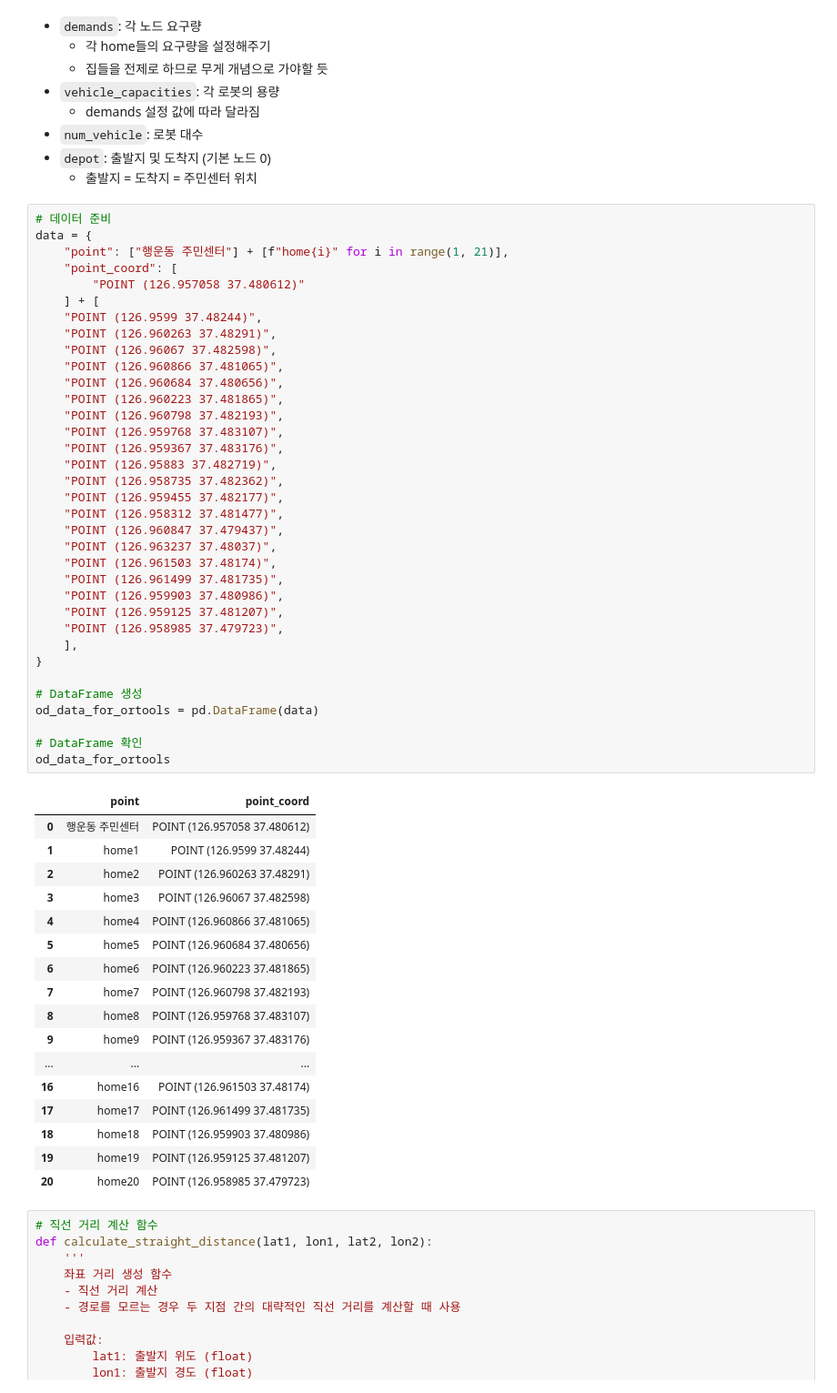
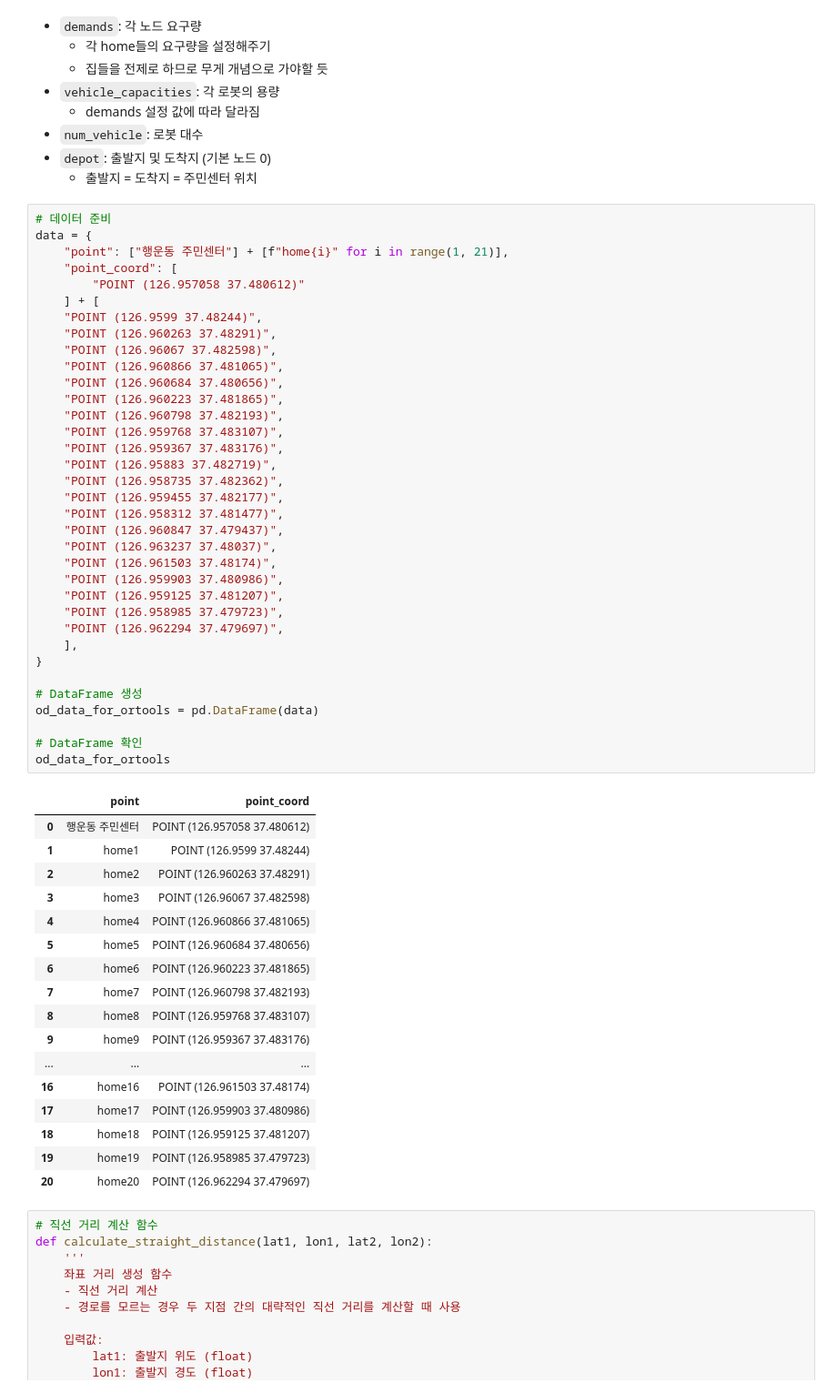
Before and after one commit to doyeonRyu/P-project, a Jupyter notebook: dongTohome.ipynb, the cells around one changed output. Shown: that part at 91% size. Saved outputs shown, nothing was run; the diff lists cells and outputs as text.

```diff
--- a/dongTohome.ipynb
+++ b/dongTohome.ipynb
@@ -810,38 +862,38 @@ data = {
     "POINT (126.959455 37.482177)",
     "POINT (126.958312 37.481477)",
     "POINT (126.960847 37.479437)",
     "POINT (126.963237 37.48037)",
     "POINT (126.961503 37.48174)",
-    "POINT (126.961499 37.481735)",
     "POINT (126.959903 37.480986)",
     "POINT (126.959125 37.481207)",
     "POINT (126.958985 37.479723)",
+    "POINT (126.962294 37.479697)",
     ],
 }
 
 # DataFrame 생성
 od_data_for_ortools = pd.DataFrame(data)
 
 # DataFrame 확인
 od_data_for_ortools
 # %% [output]
 |  | point | point_coord |
 | 0 | 행운동 주민센터 | POINT (126.957058 37.480612) |
 | 1 | home1 | POINT (126.9599 37.48244) |
 | 2 | home2 | POINT (126.960263 37.48291) |
 | 3 | home3 | POINT (126.96067 37.482598) |
 | 4 | home4 | POINT (126.960866 37.481065) |
 | 5 | home5 | POINT (126.960684 37.480656) |
 | 6 | home6 | POINT (126.960223 37.481865) |
 | 7 | home7 | POINT (126.960798 37.482193) |
 | 8 | home8 | POINT (126.959768 37.483107) |
 | 9 | home9 | POINT (126.959367 37.483176) |
 | ... | ... | ... |
 | 16 | home16 | POINT (126.961503 37.48174) |
-| 17 | home17 | POINT (126.961499 37.481735) |
-| 18 | home18 | POINT (126.959903 37.480986) |
-| 19 | home19 | POINT (126.959125 37.481207) |
-| 20 | home20 | POINT (126.958985 37.479723) |
+| 17 | home17 | POINT (126.959903 37.480986) |
+| 18 | home18 | POINT (126.959125 37.481207) |
+| 19 | home19 | POINT (126.958985 37.479723) |
+| 20 | home20 | POINT (126.962294 37.479697) |
 # %%
 # 직선 거리 계산 함수
 def calculate_straight_distance(lat1, lon1, lat2, lon2):
```
Also changed, not shown: parts of 46 cells of this notebook.
